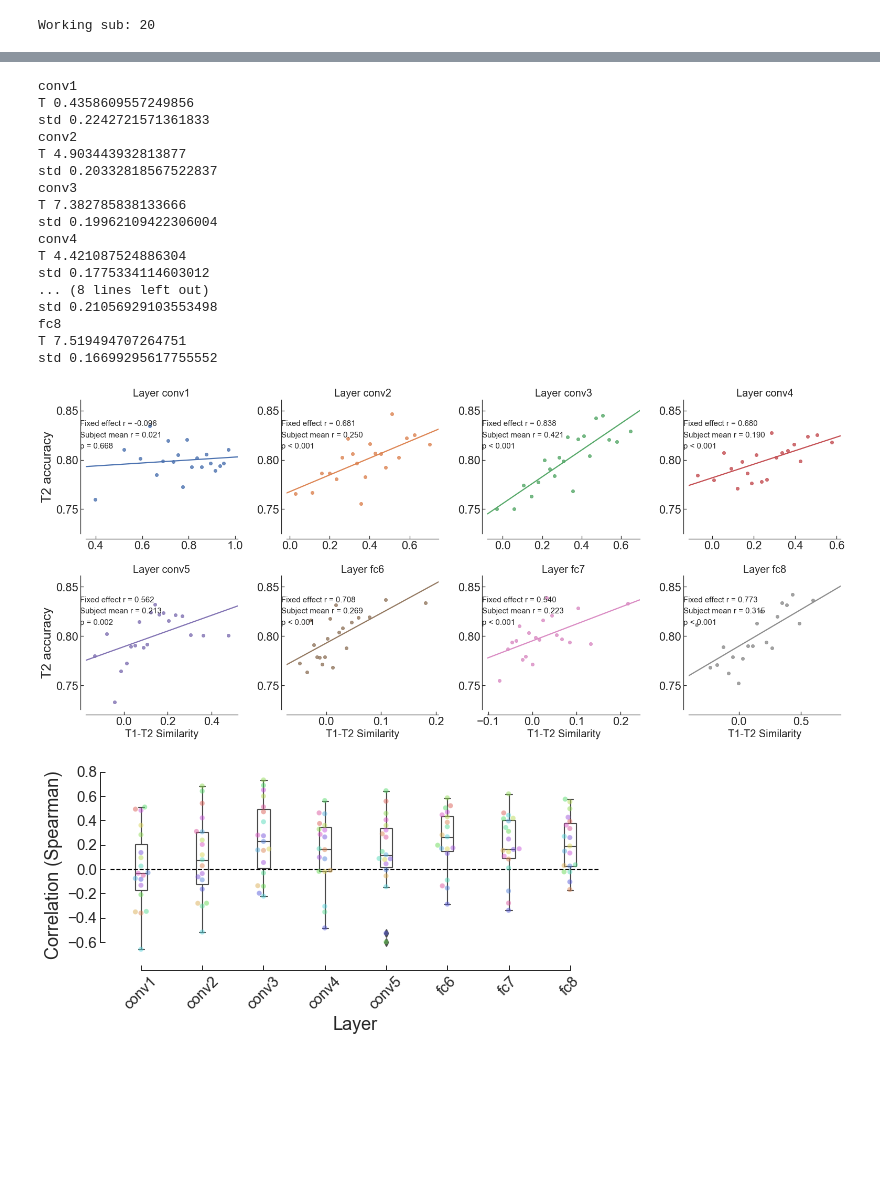
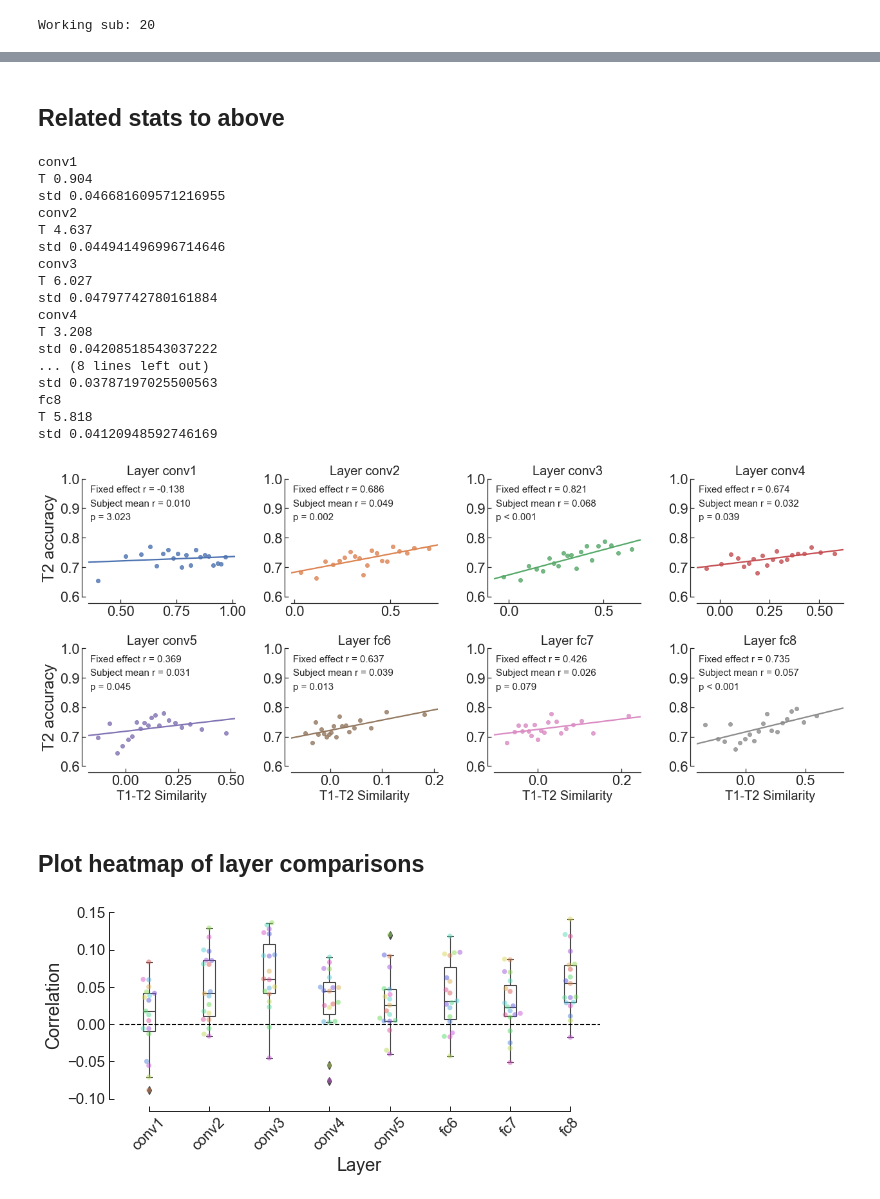
Before and after one commit to Charestlab/abdcnn, a Jupyter notebook: code/Plot_results.ipynb, the cells around one changed output, grey strips where cells are left out. Drawn from its saved outputs; the diff is of its cells as text; code cells hidden in the pictures; blank space fills up the shorter version.

```diff
--- a/code/Plot_results.ipynb
+++ b/code/Plot_results.ipynb
@@ -422,9 +733,8 @@ alpha_mask = np.zeros((8,8)).astype(bool)
 #alpha_mask[i_upper] = True
 
 # define hot/cold color map
-cmap = sns.color_palette("RdBu_r", 2)
-cmap = [(0.4, 0.8, 0.4), # green for winning
-        (0.8, 0.4, 0.4)] # red for loser
+cmap = sns.color_palette("cubehelix", 2)
+
 
 # plot the faint color in the backgroud
 ax = sns.heatmap(mean_diff, robust=True, alpha=0.2, cbar=False, square=True,
@@ -601,11 +762,12 @@ plt.show()
 # %%
 # read behavior
 df = pd.read_csv(os.path.join(data_folder, 'behavioral_data.csv'))
-#lag = 'Lag 2'
-#df = df[df.Lag==lag]
+lag = 'Lag 2'
+df = df[df.Lag==lag]
 # %%
 #define layers
 layers = ['conv1','conv2','conv3','conv4','conv5', 'fc6','fc7','fc8']
+word_corr = np.load(os.path.join(data_folder, 'corr_word2vec.npy'))
 
 df2 = pd.DataFrame()
 for sub in np.unique(df.subject):
@@ -628,7 +790,21 @@ for sub in np.unique(df.subject):
         sub_df[f'sim_{layer}'] = np.array(corr)
         sub_df[f'bins_{layer}'] = np.digitize(corr, bins)
 
+    # Add for word2vec
+    corr = [word_corr[x-1, y-1] for x,y in zip(tmp.T1,tmp.T2)]
+    bins = [np.percentile(corr, x) for x in np.arange(5,100,5)]
+
+    sub_df['sim_GloVe'] = np.array(corr)
+    sub_df['bins_GloVe'] = np.digitize(corr, bins)
 
     df2 = pd.concat((df2, sub_df))
 # %% [output]
 Working sub: 20
+# %%
+from numpy import std, mean, sqrt
+
+def cohen_d(x,y):
+    nx = len(x)
+    ny = len(y)
+    dof = nx + ny - 2
+    return (mean(x) - mean(y)) / sqrt(((nx-1)*std(x, ddof=1) ** 2 + (ny-1)*std(y, ddof=1) ** 2) / dof)
@@ -635,8 +878,10 @@ Working sub: 20
+# %% [markdown]
+## Related stats to above
 # %%
 sns.set(style="ticks", font_scale = 2)
 sns.set_style({"xtick.direction": "in","ytick.direction": "in"})
 layers = ['conv1','conv2','conv3','conv4','conv5', 'fc6','fc7','fc8', ]
-f, ax = plt.subplots(2,4,figsize=(22,10), sharey=True)
+f, ax = plt.subplots(2,4,figsize=(18,8), sharey=True)
 
 ax = ax.ravel()
 dframe2 = pd.DataFrame(columns=['subject', 'layer',  'pcorr'])
@@ -661,58 +906,57 @@ for x, layer in enumerate(layers):
     df_binned = df2.groupby(("bins_{0}".format(layer), 'subject'), as_index=False).mean()
     r_values = []
     for sub in np.unique(df2.subject):
-        tmp = df_binned[df_binned.subject == sub]
-        corr  = spearmanr(tmp["sim_{0}".format(layer)], tmp.HitT2)[0]
-        r_values.append(corr)
+        tmp = df2[df2.subject == sub]
+        r, p = pbs(tmp['HitT2'].values, tmp[f'sim_{layer}'])
+        r_values.append(r)
         tmp_df = pd.DataFrame()
-        tmp_df['subject'] = [sub]
-        tmp_df['layer'] = [x]
-        tmp_df['pcorr'] = [corr]
-        dframe2 = pd.concat((dframe2, tmp_df))
 
     #ttest
     t, p = ttest_1samp(np.arctanh(r_values), 0)
+    p *= 8
     ax[x].set_title("Layer {0}".format(layer), size=20)
     print(layer)
-    print('T', t)
+    print('T', np.around(t, 3))
     # add p-value legend
     handles = [Line2D([0], [0], color='k', lw=0)]*3
     if p < 0.001:
         p_str = f'p < 0.001'
     else:
         p_str = f'p = {p:.3f}'
     rr = np.mean(r_values)
     print('std', np.std(r_values))
     labels = [f'\nFixed effect r = {fr:.3f}',f'Subject mean r = {rr:.3f}', p_str]
     l = ax[x].legend(handles, labels, loc=3,
                     bbox_to_anchor=(-.2, 0.6),
                    borderaxespad=0., frameon=False,
                    prop={'size': 15})
-    #ax[x].set_ylim(0.3, 1)
+    ax[x].set_ylim(0.6, 1)
     sns.despine(offset=10, ax=ax[x])
 #sns.despine()
 sns.set_style({"xtick.direction": "in","ytick.direction": "in"})
 plt.tight_layout()
 
 
 save_to = os.path.join(plot_folder, f'layer_target_similiarty_T2_{lag}.pdf')
 plt.savefig(save_to, bbox_inches='tight')
 # %% [output]
 conv1
-T 0.4358609557249856
-std 0.2242721571361833
+T 0.904
+std 0.046681609571216955
 conv2
-T 4.903443932813877
-std 0.20332818567522837
+T 4.637
+std 0.044941496996714646
 conv3
-T 7.382785838133666
-std 0.19962109422306004
+T 6.027
+std 0.04797742780161884
 conv4
-T 4.421087524886304
-std 0.1775334114603012
+T 3.208
+std 0.04208518543037222
 ... (8 lines left out)
-std 0.21056929103553498
+std 0.03787197025500563
 fc8
-T 7.519494707264751
-std 0.16699295617755552
+T 5.818
+std 0.04120948592746169
-[figure, old version]
+[figure, new version]
+# %% [markdown]
+## Plot heatmap of layer comparisons
@@ -726,9 +982,9 @@ cmap = sns.color_palette("hls", 20)
 plt.figure(figsize=(8,4))
 
 # plot
-sns.boxplot(x='layer', y='pcorr', data=dframe2, boxprops={'facecolor':'none'}, width=0.2)
-ax = sns.swarmplot(x='layer', y='pcorr', hue='subject',
-                   data=dframe2, palette=cmap, edgecolor='black',
+sns.boxplot(x='layer', y='correlation', data=pbs_corr, boxprops={'facecolor':'none'}, width=0.2)
+ax = sns.swarmplot(x='layer', y='correlation', hue='subject',
+                   data=pbs_corr, palette=cmap, edgecolor='black',
                    alpha=0.5)
 ax.legend_.remove()
 # add horizontal line at 0
@@ -739,7 +995,7 @@ sns.despine(offset=10, trim=True)
 plt.yticks(size=15)
 # Set labels
 plt.xlabel('Layer', size=18)
-plt.ylabel('Correlation (Spearman)', size=18)
+plt.ylabel('Correlation', size=18)
 plt.xticks(range(8), layers, size=15, rotation=45)
 
 #plt.title('Correlation between T2 performance and ', size=15)
@@ -749,7 +1005,7 @@ plt.tight_layout()
 save_to = os.path.join(plot_folder, f'layer_subject_target_similiarty_T2_{lag}.pdf')
 plt.savefig(save_to, bbox_inches='tight')
 # %% [output]
-[figure, old version]
+[figure, new version]
 # %%
 # Save for stats
 df_save = dframe2.pivot(index='subject', columns='layer', values='pcorr')
```
Also changed, not shown: parts of 24 cells of this notebook, 2 other files.
